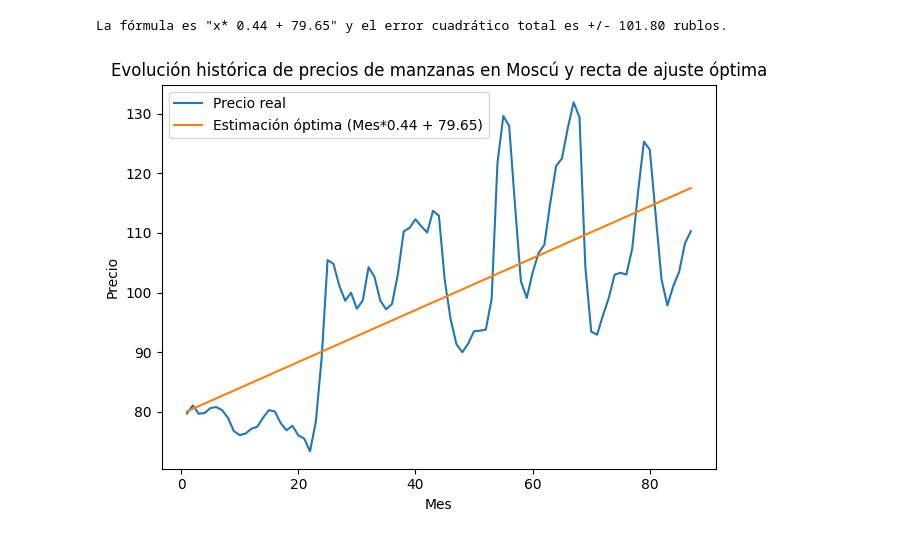
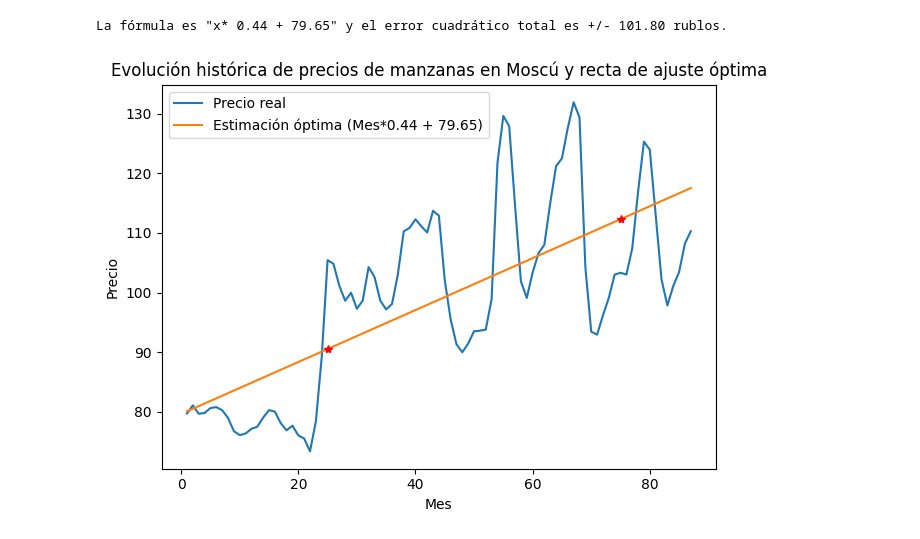
Before and after one commit to JLuceroVasquez/numpy-analisis-numerico-eficiente-con-python, a Jupyter notebook: Numpy.ipynb, the cells around one changed output. Drawn from its saved outputs; the diff is of its cells as text; code cells hidden in the pictures.

```diff
--- a/Numpy.ipynb
+++ b/Numpy.ipynb
@@ -439,16 +439,18 @@ La fórmula es "x* 0.44 + 79.65" y el error cuadrático total es +/- 101.80 rubl
 # %%
 #Graficamos los datos y estimaciones como líneas.
 plt.plot(x, y)
 plt.plot(x, y_predicho)
+plt.plot(25, 25*a+b, marker="*", color="r") #Se grafica la predicción para el mes 25.
+plt.plot(75, 75*a+b, marker="*", color="r") #Se grafica la predicción para el mes 75.
 
 #Añadimos el título, las etiquetas y la leyenda del gráfico.
 plt.title(f'Evolución histórica de precios de manzanas en Moscú y recta de ajuste óptima')
 plt.xlabel('Mes')
 plt.ylabel('Precio')
 plt.legend(['Precio real','Estimación óptima (Mes*0.44 + 79.65)'])
 
 #Mostramos la figura
 plt.tight_layout() #Evita que ejes y títulos se solapen.
 plt.show()
 # %% [output]
-[figure, old version]
+[figure, new version]
```
Also changed, not shown: parts of 1 cell of this notebook.
